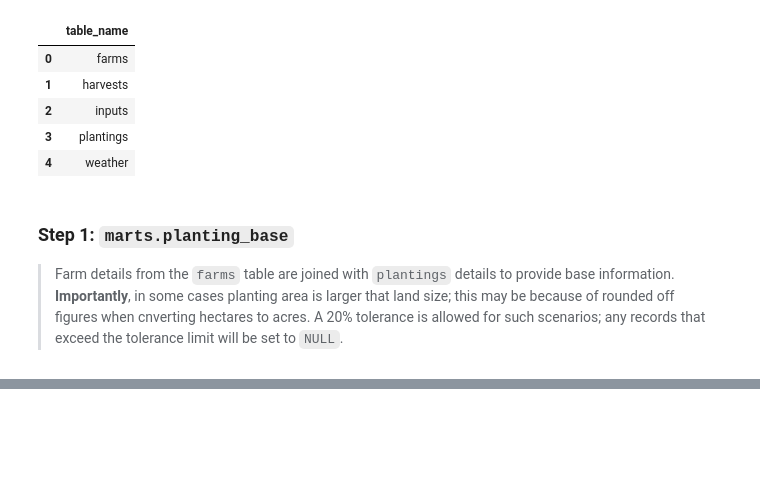
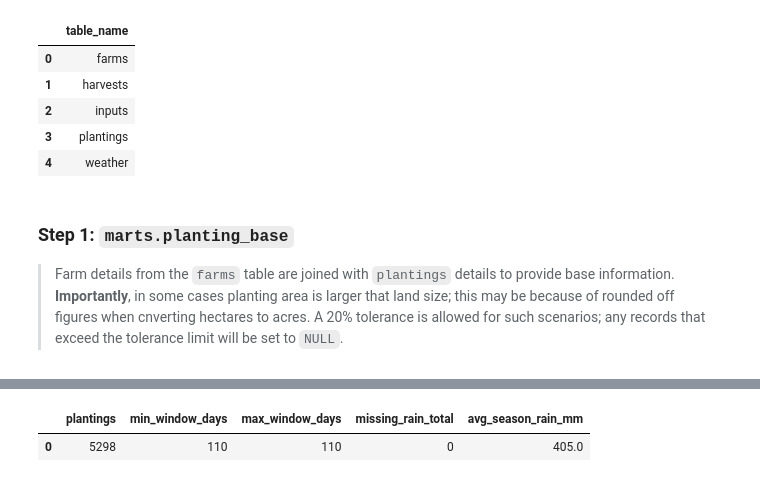
Before and after one commit to edi-kanyua/Predictive-Modeling-in-Agriculture, a Jupyter notebook: Agriculture_ELT.ipynb, the cells around one changed output, grey strips where cells are left out. Cells and saved outputs as stored; diff of their text form; code cells hidden in the pictures; blank space fills up the shorter version.

```diff
--- a/Agriculture_ELT.ipynb
+++ b/Agriculture_ELT.ipynb
@@ -1098,0 +1116,64 @@ conn.sql("SELECT area_status, COUNT(*) FROM marts.planting_base GROUP BY 1 ORDER
+# %%
+conn.sql("""
+    CREATE OR REPLACE TABLE marts.planting_weather AS
+    WITH days AS (                                   -- every weather day inside each planting's 110-day window
+        SELECT b.planting_id, w.obs_date, w.rainfall_mm, w.temp_max_c, w.temp_min_c
+        FROM marts.planting_base b
+        JOIN staging.weather w
+          ON w.county   = b.county
+         AND w.obs_date >= b.planting_date
+         AND w.obs_date <  b.planting_date + 110
+    ),
+    flagged AS (                                     -- query the dry runs
+        SELECT *,
+            CASE WHEN rainfall_mm < 1 THEN 1 ELSE 0 END AS is_dry,
+            SUM(CASE WHEN rainfall_mm < 1 THEN 0 ELSE 1 END)
+                OVER (PARTITION BY planting_id ORDER BY obs_date) AS run_id
+        FROM days
+    ),
+    dry_spell AS (
+        SELECT planting_id, MAX(run_length) AS max_dry_spell_days
+        FROM (
+            SELECT planting_id, run_id, SUM(is_dry) AS run_length
+            FROM flagged
+            GROUP BY planting_id, run_id
+        )
+        GROUP BY planting_id
+    ),
+    summary AS (
+        SELECT
+            planting_id,
+            COUNT(*) AS window_days,
+            COUNT(rainfall_mm) AS rain_obs_days,
+            SUM(rainfall_mm) AS rain_sum_observed,
+            COUNT(*) FILTER (WHERE rainfall_mm >= 1) AS rain_days,
+            AVG(temp_max_c) AS mean_tmax_c,
+            AVG(temp_min_c) AS mean_tmin_c
+        FROM days
+        GROUP BY planting_id
+    )
+    SELECT
+        s.planting_id,
+        s.window_days,
+        s.rain_obs_days,
+        CASE WHEN s.rain_obs_days >= 0.8 * s.window_days
+             THEN ROUND(s.rain_sum_observed / s.rain_obs_days * s.window_days, 1)
+        END AS season_rain_mm,
+        s.rain_days,
+        d.max_dry_spell_days,
+        ROUND(s.mean_tmax_c, 1) AS mean_tmax_c,
+        ROUND(s.mean_tmin_c, 1) AS mean_tmin_c
+    FROM summary s
+    JOIN dry_spell d USING (planting_id)
+""")
+
+conn.sql("""
+    SELECT COUNT(*) AS plantings,
+           MIN(window_days) AS min_window_days, MAX(window_days) AS max_window_days,
+           COUNT(*) FILTER (WHERE season_rain_mm IS NULL) AS missing_rain_total,
+           ROUND(AVG(season_rain_mm)) AS avg_season_rain_mm
+    FROM marts.planting_weather
+""").df()
+# %% [output]
+|  | plantings | min_window_days | max_window_days | missing_rain_total | avg_season_rain_mm |
+| 0 | 5298 | 110 | 110 | 0 | 405.0 |
```
Also changed, not shown: parts of 8 cells of this notebook.
